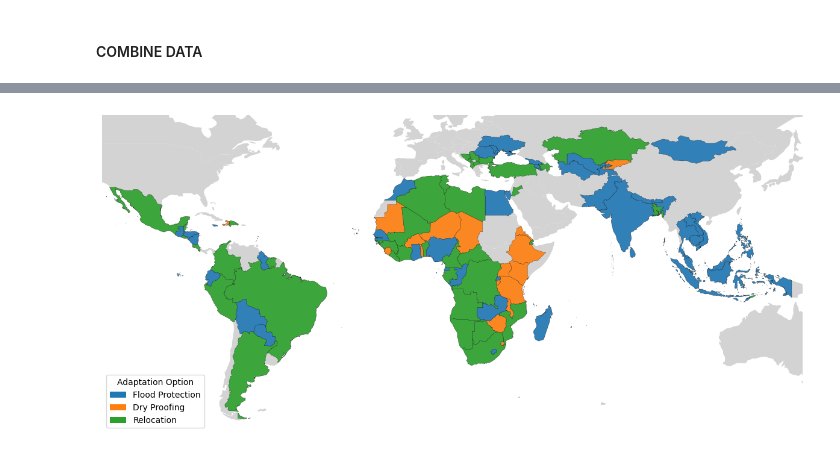
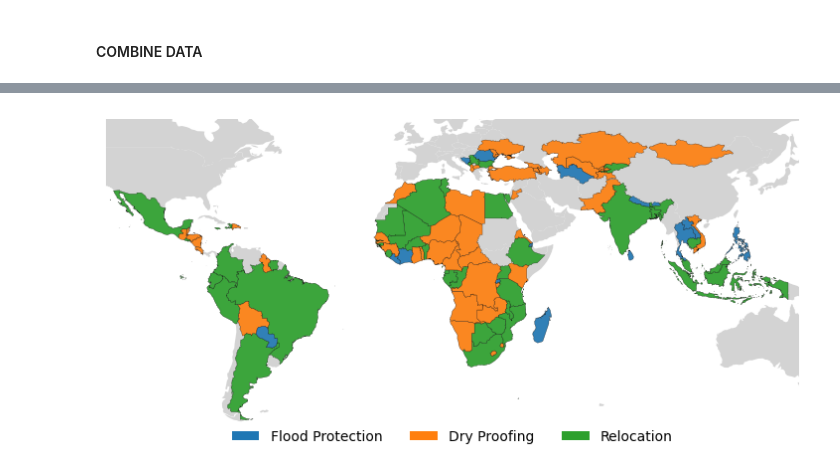
Before and after one commit to mvbnffc/flood-wealth, a Jupyter notebook: notebooks/4_adaptation_figures.ipynb, the cells around one changed output, grey strips where cells are left out. Cells and saved outputs as stored; diff of their text form; code cells hidden in the pictures.

Commit message:
FINAL adaptation run

```diff
--- a/notebooks/4_adaptation_figures.ipynb
+++ b/notebooks/4_adaptation_figures.ipynb
@@ -279,9 +350,9 @@ model = 'jrc'
 fp_urban = '30'
 fp_RP = '100'
 # Dry-proofing parameters
-dry_proof_unit_cost = 0.2 # to get dry-proofing costs... % of average regional building unit cost
+dry_proof_unit_cost = 0.05 # to get dry-proofing costs... % of average regional building unit cost
 # Relocation parameters
-rl_urban = '30'
+rl_urban = '13'
 relocation_cost = 3 # factor to multiply relocated capstock
 # Benefit-Cost analysis parameters
 fp_time_period = 80 # years
@@ -291,6 +362,7 @@ rl_discount_rate = 0.03
 dp_time_period = 10
 dp_discount_rate = 0.03
 countries_to_drop = ['Comoros', 'Cabo Verde', 'Dominica', 'Grenada', 'St Lucia', 'Maldives', 'Mauritius', 'Sao Tome & Principe', 'St Vincent & the Grenadines']
+ISOs_to_drop = ['COM', 'CPV', 'DMA', 'GRD', 'LCA', 'MDV', 'MUS', 'STP', 'VCT']
 # %% [markdown]
 #### COMBINE DATA
 # %%
@@ -298,6 +370,7 @@ countries_to_drop = ['Comoros', 'Cabo Verde', 'Dominica', 'Grenada', 'St Lucia',
 with open(os.path.join("..", "config", "config.yaml"), "r") as file:
     config = yaml.safe_load(file)
 countries = config.get("iso_codes", [])
+countries = [iso for iso in countries if iso not in ISOs_to_drop] # remove problem ISOs
 # %%
 baseline, adapted_fp, adapted_dp, adapted_rl, cost_fp, cost_dp, cost_rl = combine_national_bcr_metrics(countries, model, ADM_level, fp_urban, fp_RP, rl_urban)
 baseline_CI, adapted_fp_CI, adapted_dp_CI, adapted_rl_CI = combine_national_CI_metrics(countries, model, fp_urban, fp_RP, rl_urban)
@@ -307,11 +377,13 @@ Error processing DMA: ..\data\results\social_flood\countries\DMA\inequality_metr
 # %%
 # Fix some of the adaptation data
 # Adjust flood-protection cost from millions to actual value
-cost_fp['adaptation_cost']*=1e6
-cost_fp['adj_adaptation_cost']*=1e6
+# cost_fp['adaptation_cost']*=1e6
+cost_fp['min_adaptation_cost']*=1e6
+cost_fp['adaptation_cost'] = cost_fp['min_adaptation_cost']
 # Add dry-proofing costs
 # cost_dp['adaptation_cost'] = cost_dp['average_unit_cost'] * dry_proof_unit_cost * cost_dp['area_dry-proofed']
 cost_dp['adaptation_cost'] = cost_dp['sum_res_capstock'] * dry_proof_unit_cost
+# cost_dp['adaptation_cost'] = cost_dp['area_dry-proofed'] * 100
 # Add relocation costs
 cost_rl['adaptation_cost'] = cost_rl['capstock_relocated'] * relocation_cost
 # %%
@@ -329,6 +401,7 @@ combined_metrics = combine_all_metrics(results_fp, results_dp, results_rl, fp_CI
 # %%
 priority = ['flood_protection', 'dry_proofing', 'relocation']
 best_adaptation = pick_best_adaptation(combined_metrics, priority=priority)
+equality_adaptation = pick_equality_adaptation(combined_metrics, fallback='bcr')
 # %%
 # Save results for analysis later
 to_save = combined_metrics.copy()
@@ -340,7 +416,7 @@ best_to_save.to_csv(rf"C:\Users\Mark.DESKTOP-UFHIN6T\OneDrive - Nexus365\Howden\
 # %%
 # Plot a map of the adaptation options
 # Map parameters
-figsize = (15, 10)
+figsize = (9, 6)
 adapt_colors = {
     'flood_protection': '#1f77b4',  # blue
     'dry_proofing':     '#ff7f0e',  # orange
@@ -352,7 +428,7 @@ ymin = -60
 ymax = 60
 
 # Create a copy of original dataframe for mapping
-map_df = best_adaptation.copy()
+map_df = equality_adaptation.copy()
 # Simplify the admin boundaries (useful for plotting)
 map_df['geometry'] = map_df['geometry'].simplify(tolerance=0.1)
 
@@ -367,38 +443,53 @@ try:
     world = gpd.read_file(world_url)
     world.plot(ax=ax, color='lightgray')
 except Exception as e:
     print(f"Couldn't load world map from URL: {e}")
     print("Proceeding without background world map")
 
 # Create a mask for rows with non-null color values
 valid_data = ~map_df['color'].isna()
 
 # Plot coutnries with data using metric to control color
 map_df[valid_data].plot(ax=ax,
                         color=map_df['color'],
                         edgecolor='black',
                         linewidth=0.2,
                         alpha=0.9,
                         zorder=1)
 
 # # # Add title explicitly to the ax object, not using plt.title
 # ax.set_title(title, fontsize=15, pad=20)
 
-# Legend (categorical)
-legend_handles = [mpatches.Patch(facecolor=adapt_colors[opt], edgecolor='none', label=opt.replace('_', ' ').title())
-                  for opt in priority]
-ax.legend(handles=legend_handles, title="Adaptation Option", loc='lower left', frameon=True)
+# Legend (categorical) — horizontal, across bottom
+legend_handles = [
+    mpatches.Patch(facecolor=adapt_colors[opt],
+                   edgecolor='none',
+                   label=opt.replace('_', ' ').title())
+    for opt in adapt_colors.keys()
+]
+
+# Add a single legend across the bottom
+ax.legend(
+    handles=legend_handles,
+    # title="Adaptation Option",
+    loc='upper center',              # place relative to axes
+    bbox_to_anchor=(0.5, 0.05),     # centered below the map
+    ncol=len(legend_handles),        # all labels in one row
+    frameon=False,                   # cleaner, frameless legend
+    fontsize=10,
+    title_fontsize=10
+)
 
 # Set extent
 ax.set_xlim(xmin, xmax)
 ax.set_ylim(ymin, ymax)
 
 # Turn off the axis
 ax.set_axis_off()
 
 plt.show()
 # %% [output]
-[figure, old version]
+[figure, new version]
 # %%
 # Plot a map of the flood protection metrics
 # Map parameters
```
Also changed, not shown: parts of 6 cells of this notebook.
